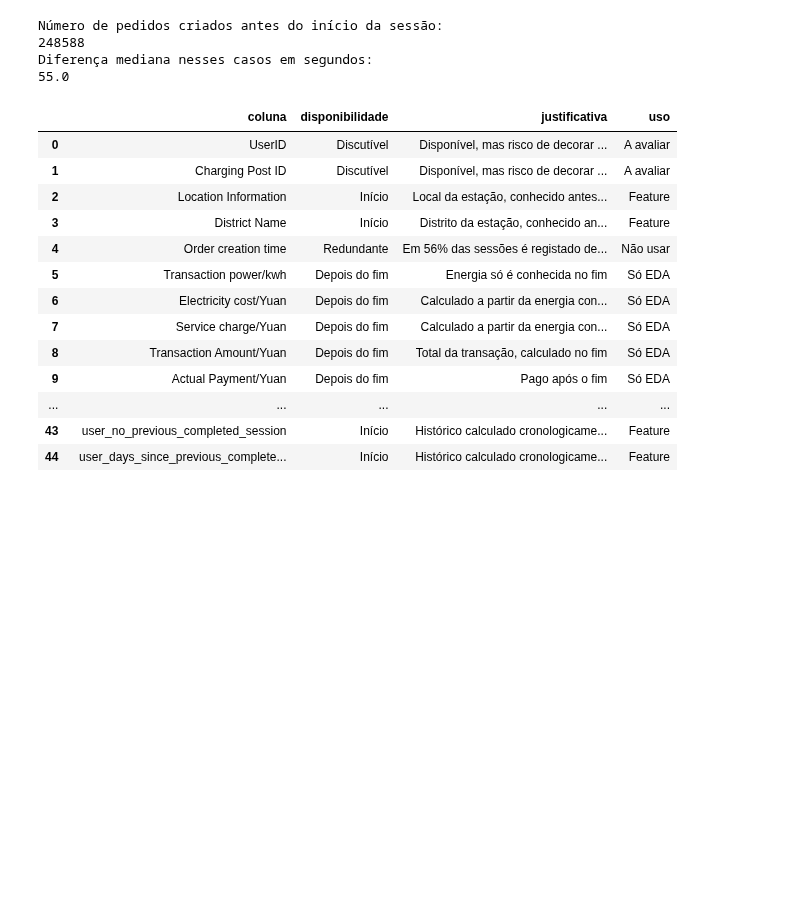
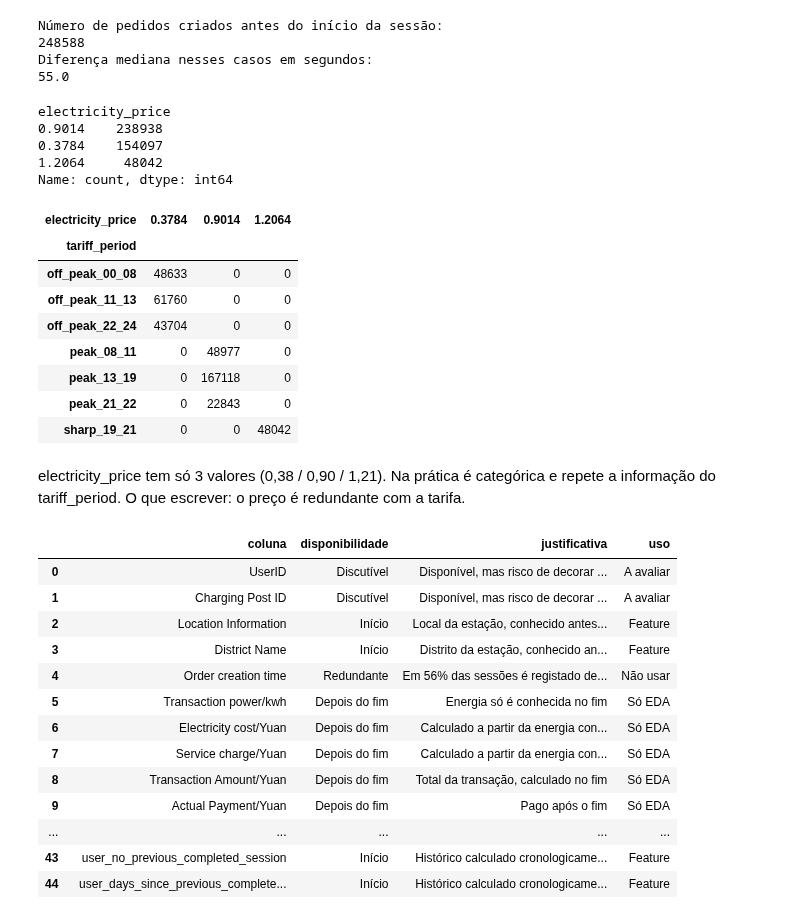
Before and after one commit to RaphaelMoragas/Minera-o_de_Dados_MEI, a Jupyter notebook: Projeto_MINDD.ipynb, the cells around one changed output. Saved outputs shown, nothing was run; the diff lists cells and outputs as text; code cells hidden in the pictures; blank space fills up the shorter version.

```diff
--- a/Projeto_MINDD.ipynb
+++ b/Projeto_MINDD.ipynb
@@ -606,6 +848,29 @@ Número de pedidos criados antes do início da sessão:
 248588
 Diferença mediana nesses casos em segundos:
 55.0
+# %%
+df['electricity_price'].value_counts()
+# %% [output]
+electricity_price
+0.9014    238938
+0.3784    154097
+1.2064     48042
+Name: count, dtype: int64
+# %%
+pd.crosstab(df['tariff_period'], df['electricity_price'])
+# %% [output]
+| electricity_price | 0.3784 | 0.9014 | 1.2064 |
+| tariff_period |  |  |  |
+| off_peak_00_08 | 48633 | 0 | 0 |
+| off_peak_11_13 | 61760 | 0 | 0 |
+| off_peak_22_24 | 43704 | 0 | 0 |
+| peak_08_11 | 0 | 48977 | 0 |
+| peak_13_19 | 0 | 167118 | 0 |
+| peak_21_22 | 0 | 22843 | 0 |
+| sharp_19_21 | 0 | 0 | 48042 |
+# %% [markdown]
+electricity_price tem só 3 valores (0,38 / 0,90 / 1,21). Na prática é categórica e repete a informação do tariff_period.
+O que escrever: o preço é redundante com a tarifa.
 # %%
 inicio = {
     'Location Information': 'Local da estação, conhecido antes do início',
```
Also changed, not shown: parts of 47 cells of this notebook, 1 other file.
